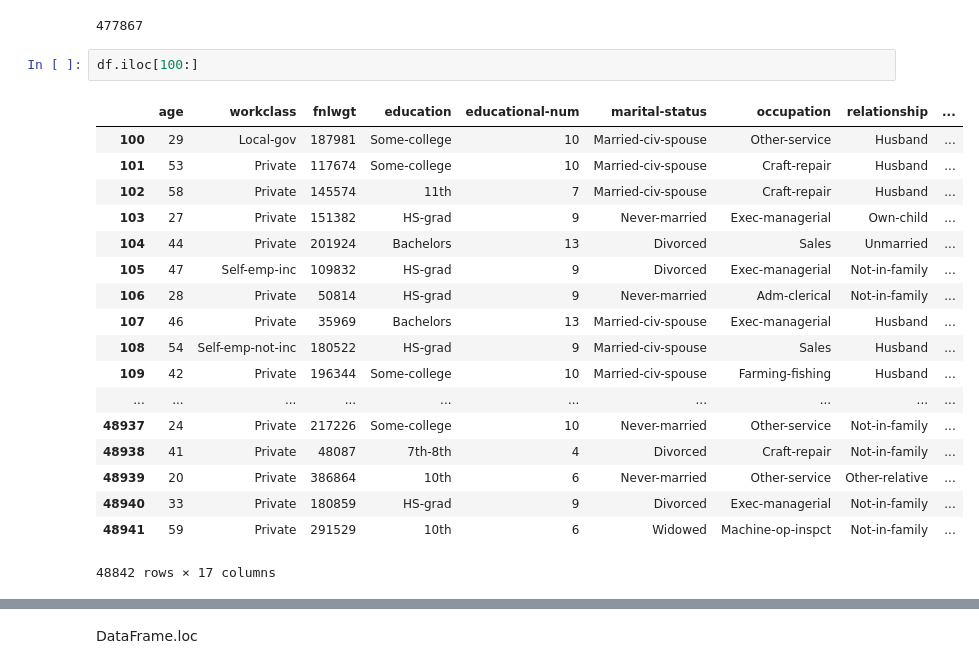
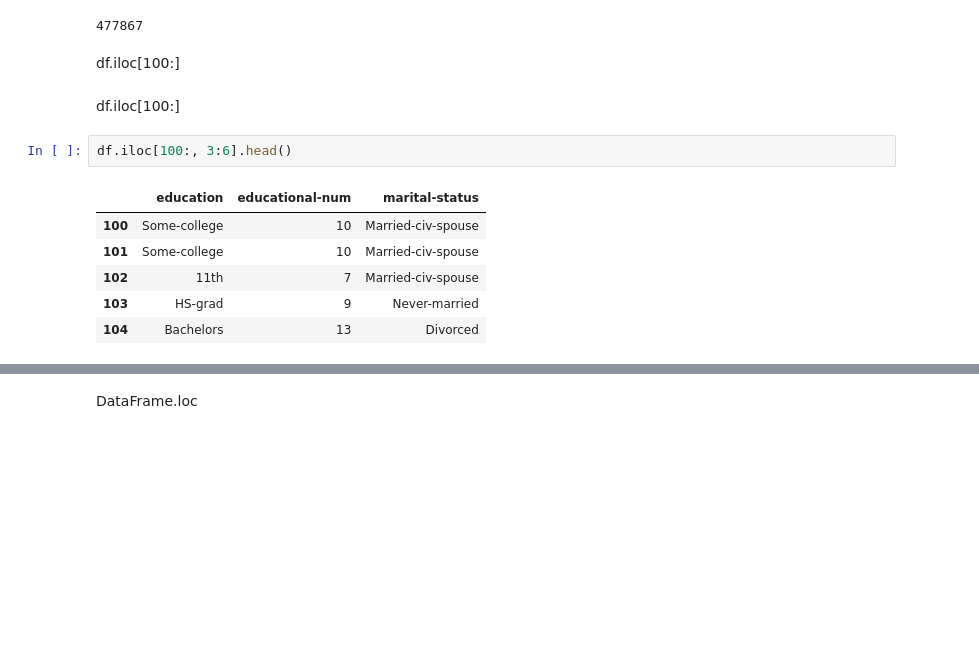
Before and after one commit to nkaenzig/ml-workshop, a Jupyter notebook: Modulo-2/numpy-pandas-matplotlib-demo.ipynb, the cells around one changed output, grey strips where cells are left out. Cells and saved outputs as stored; diff of their text form; blank space fills up the shorter version.

```diff
--- a/Modulo-2/numpy-pandas-matplotlib-demo.ipynb
+++ b/Modulo-2/numpy-pandas-matplotlib-demo.ipynb
@@ -371,24 +334,16 @@ Name: workclass, Length: 48942, dtype: object
 df.iloc[10, 2]
 # %% [output]
 477867
+# %% [markdown]
+df.iloc[100:]
+# %% [markdown]
+df.iloc[100:]
 # %%
-df.iloc[100:]
+df.iloc[100:, 3:6].head()
 # %% [output]
-|  | age | workclass | fnlwgt | education | educational-num | marital-status | occupation | relationship | ... |
-| 100 | 29 | Local-gov | 187981 | Some-college | 10 | Married-civ-spouse | Other-service | Husband | ... |
-| 101 | 53 | Private | 117674 | Some-college | 10 | Married-civ-spouse | Craft-repair | Husband | ... |
-| 102 | 58 | Private | 145574 | 11th | 7 | Married-civ-spouse | Craft-repair | Husband | ... |
-| 103 | 27 | Private | 151382 | HS-grad | 9 | Never-married | Exec-managerial | Own-child | ... |
-| 104 | 44 | Private | 201924 | Bachelors | 13 | Divorced | Sales | Unmarried | ... |
-| 105 | 47 | Self-emp-inc | 109832 | HS-grad | 9 | Divorced | Exec-managerial | Not-in-family | ... |
-| 106 | 28 | Private | 50814 | HS-grad | 9 | Never-married | Adm-clerical | Not-in-family | ... |
-| 107 | 46 | Private | 35969 | Bachelors | 13 | Married-civ-spouse | Exec-managerial | Husband | ... |
-| 108 | 54 | Self-emp-not-inc | 180522 | HS-grad | 9 | Married-civ-spouse | Sales | Husband | ... |
-| 109 | 42 | Private | 196344 | Some-college | 10 | Married-civ-spouse | Farming-fishing | Husband | ... |
-| ... | ... | ... | ... | ... | ... | ... | ... | ... | ... |
-| 48937 | 24 | Private | 217226 | Some-college | 10 | Never-married | Other-service | Not-in-family | ... |
-| 48938 | 41 | Private | 48087 | 7th-8th | 4 | Divorced | Craft-repair | Not-in-family | ... |
-| 48939 | 20 | Private | 386864 | 10th | 6 | Never-married | Other-service | Other-relative | ... |
-| 48940 | 33 | Private | 180859 | HS-grad | 9 | Divorced | Exec-managerial | Not-in-family | ... |
-| 48941 | 59 | Private | 291529 | 10th | 6 | Widowed | Machine-op-inspct | Not-in-family | ... |
+|  | education | educational-num | marital-status |
+| 100 | Some-college | 10 | Married-civ-spouse |
+| 101 | Some-college | 10 | Married-civ-spouse |
+| 102 | 11th | 7 | Married-civ-spouse |
+| 103 | HS-grad | 9 | Never-married |
+| 104 | Bachelors | 13 | Divorced |
-48842 rows × 17 columns
```
Also changed, not shown: parts of 16 cells of this notebook, 5 other files.
